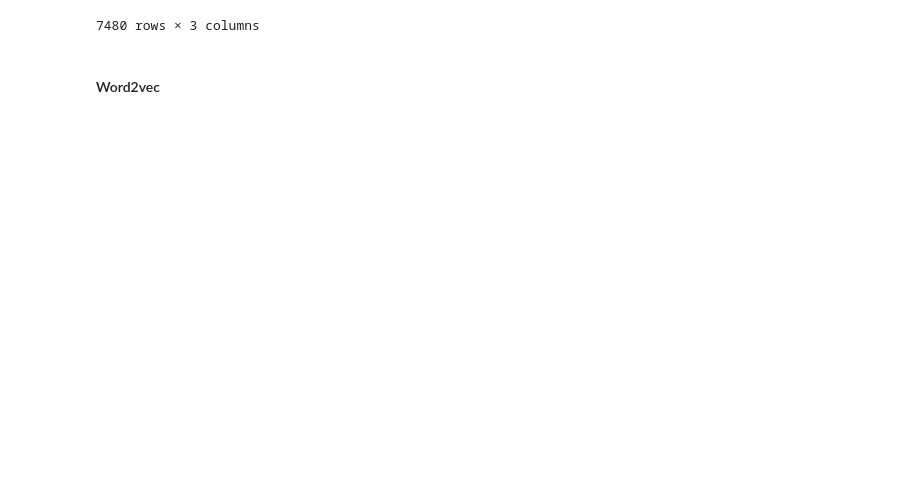
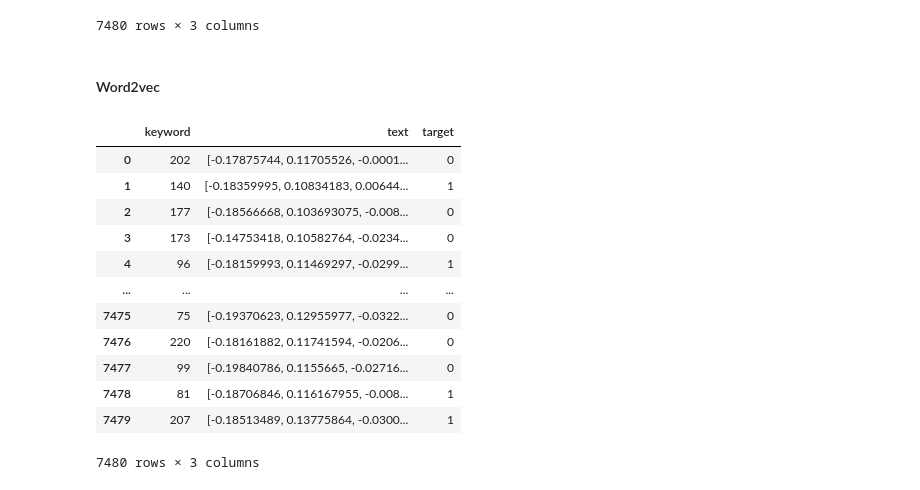
Before and after one commit to MoHassan01/NLP-Twitter-Disaster-Classifier, a Jupyter notebook: main.ipynb, the cells around one changed output. Cells and saved outputs as stored; diff of their text form; code cells hidden in the pictures; blank space fills up the shorter version.

```diff
--- a/main.ipynb
+++ b/main.ipynb
@@ -193,3 +197,33 @@ df.sample(frac=1)
 7480 rows × 3 columns
 # %% [markdown]
 #### Word2vec
+# %%
+# Downloading pre-trained model
+from gensim.models import KeyedVectors
+model_path = r"E:\10k\NLP\GoogleNews-vectors-negative300.bin.gz"
+w2v_model = KeyedVectors.load_word2vec_format(model_path, binary=True)
+# %%
+# Returning the mean Numpy arrays present in Word2vec vocab of our corpus
+def vectorize(text, word2vec_model):
+    text = [word for word in text if word in word2vec_model.key_to_index]
+    return np.mean(word2vec_model[text], axis=0)
+# %%
+# Converting text column into np arrays
+for i in range(len(df['text'].values)):
+    df['text'][i] = vectorize(df['text'][i], w2v_model)
+# %%
+df
+# %% [output]
+|  | keyword | text | target |
+| 0 | 202 | [-0.17875744, 0.11705526, -0.0001... | 0 |
+| 1 | 140 | [-0.18359995, 0.10834183, 0.00644... | 1 |
+| 2 | 177 | [-0.18566668, 0.103693075, -0.008... | 0 |
+| 3 | 173 | [-0.14753418, 0.10582764, -0.0234... | 0 |
+| 4 | 96 | [-0.18159993, 0.11469297, -0.0299... | 1 |
+| ... | ... | ... | ... |
+| 7475 | 75 | [-0.19370623, 0.12955977, -0.0322... | 0 |
+| 7476 | 220 | [-0.18161882, 0.11741594, -0.0206... | 0 |
+| 7477 | 99 | [-0.19840786, 0.1155665, -0.02716... | 0 |
+| 7478 | 81 | [-0.18706846, 0.116167955, -0.008... | 1 |
+| 7479 | 207 | [-0.18513489, 0.13775864, -0.0300... | 1 |
+7480 rows × 3 columns
```
Also changed, not shown: parts of 14 cells of this notebook.
